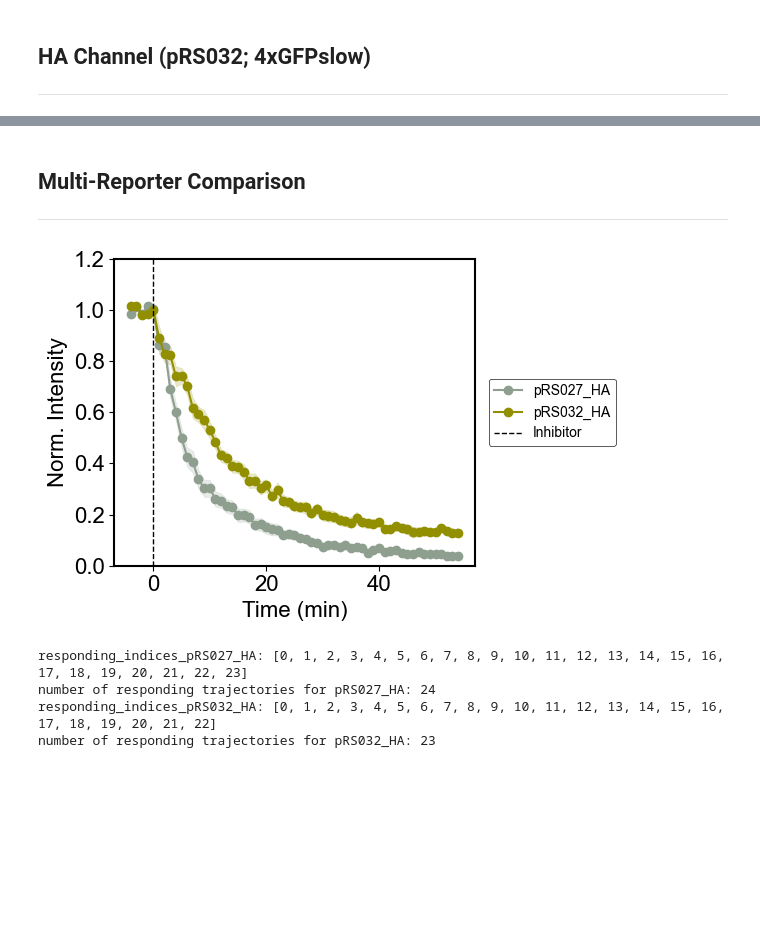
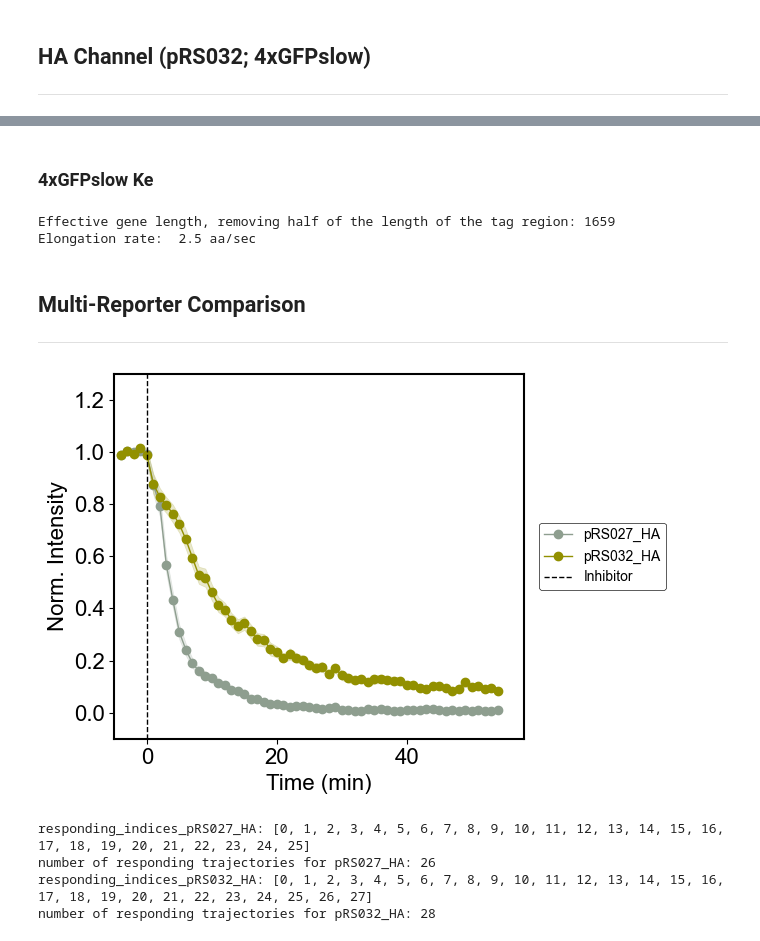
Before and after one commit to ningzhaoAnschutz/cof_paper, a Jupyter notebook: notebooks/Inhibitors/Fig 3_Harringtonine_Fast vs Slow.ipynb, the cells around one changed output, grey strips where cells are left out. Saved outputs shown, nothing was run; the diff lists cells and outputs as text; code cells hidden in the pictures; blank space fills up the shorter version.

```diff
--- a/notebooks/Inhibitors/Fig 3_Harringtonine_Fast vs Slow.ipynb
+++ b/notebooks/Inhibitors/Fig 3_Harringtonine_Fast vs Slow.ipynb
@@ -15,15 +15,18 @@ import inhibitors as INH
 ___
 # %%
 # Loading data
-        #RMS External Drive Location:    'E:\Co-translational folding (CoF) paper\Fig 4_Fast_Har analysis'
-        #Ning Zhao OneDrive Location:    '...General - Zhao (NZ) Lab\Zhao lab shared folder\Our papers\co-translational folding paper\Fig 4\Fig 4_Harringtonine analysis_GFPFast'
+        #RMS External Drive Location:    'E:/Co-translational folding (CoF) paper/Fig 3_Har/non pb'
+        #Ning Zhao OneDrive Location:    '...General - Zhao (NZ) Lab\Zhao lab shared folder\Our papers\co-translational folding paper\Fig 3_Har\Fig 3_Har analysis'
 
 
 # ── Data Path ─────────────────────────────────────────────
 # data_dir = one_drive_dir / 'General - Zhao (NZ) Lab' / 'Gui RMS Analyses' / 'Har' #Onedrive
-data_dir = Path(r'E:/Co-translational folding (CoF) paper/Fig 3_Har')
+data_dir = Path(r'E:/Co-translational folding (CoF) paper/Fig 3_Har/non pb') #RMS External Drive
 
-
+# elongation rates
+def elongation_rates (gene_length,dwell_time ):
+    ke = gene_length/ dwell_time
+    return np.round(ke,3)
 
 # ── Processing Parameters ─────────────────────────────────
 inhibitor_frame_index = 4  # 0-indexed: frame when treatment was applied
@@ -34,9 +37,11 @@ max_percentage_threshold_after_treatment = None #0.5
 threshold_percentage_for_runoff = 0.1
 use_sigmoidal_fit = True
 # ── Plotting Parameters ───────────────────────────────────
-figsize = (6, 4)
-ylims = (0, 1.4)
-xlims = (-5, 6)
+figsize = (5, 4)
+ylims = (-0.1, 1.3)
+xlims = (-5, 45.5)                              # limits needs to be set to include more than the fit_end_idx frames for the x-axis
+fit_start_idx=inhibitor_frame_index          # int – fit range start (default: inh frame)
+#fit_end_idx=last frame                               # int – fit range end (default: last frame) for linear use ~15
 results_folder = Path('E:/Co-translational folding (CoF) paper/Fig 3_Har graphs')  # Set to a Path to save plots
 # %% [markdown]
 ## HA Channel (pRS027; 4xGFPfast)
@@ -295,30 +191,57 @@ number of responding trajectories for pRS032_Dish2_HA: 10
+# %% [markdown]
+### 4xGFPslow Ke
+# %%
+# gene length
+g_length = 1826  # gene length total
+half_tag = 167   # gene length total
+g_length_effective = g_length-half_tag # gene_length_without_half_tag
+print('Effective gene length, removing half of the length of the tag region:', g_length_effective)
+
+# Recovered dwell times:
+dwell_time_min =  results['t_runoff'] - 1     # removing one minute to account for drug diffusion
+dwell_time_sec = dwell_time_min*60
+
+
+
+elongation_rate = elongation_rates (g_length_effective,dwell_time_sec)
+print('Elongation rate: ', elongation_rate, 'aa/sec')
+# %% [output]
+Effective gene length, removing half of the length of the tag region: 1659
+Elongation rate:  2.5 aa/sec
 # %% [markdown]
 ## Multi-Reporter Comparison
 ___
 # %%
 INH.plot_multiple_inhibitors(
     [frames_pRS027_HA, frames_pRS032_HA,],
     [intensities_pRS027_HA, intensities_pRS032_HA],
     inhibitor_frame_index,
     responding_indices_list=[responding_indices_pRS027_HA, responding_indices_pRS032_HA],
     colors=['#8E9E8F', '#929000'],
     legend_labels=['pRS027_HA', 'pRS032_HA'],
-    plot_name='HT_multi',
+    plot_name='fast vs slow',
     #threshold_percentage_for_runoff=-0.4,
-    ylims = (0, 1.2),
-    figsize=figsize,
-    use_sem=use_sem,
+    ylims=ylims,
+    xlims=(-5, 58),
+    figsize=(6.5, 4.5),
+    use_sem=True,
     show_individual_trajectories=show_individual_trajectories,
+    show_treatment_line=True,                        # bool – vertical line at t=0
+    #fit_model='None',                           # 'linear'|'exponential'|'heaviside'|None
+    #fit_start_idx=fit_start_idx,                     # int – fit range start (default: inh frame)
+    #fit_end_idx=fit_end_idx,                         # int – fit range end (default: last frame)
+    #show_fit=True,                                   # bool – overlay fitted curve
+    show_runoff_time=False,                           # bool – draw t½ and τ_runoff lines
     results_folder=results_folder,
 )
 
 print("responding_indices_pRS027_HA:", responding_indices_pRS027_HA)
 print("number of responding trajectories for pRS027_HA:", len(responding_indices_pRS027_HA))
 print("responding_indices_pRS032_HA:", responding_indices_pRS032_HA)
 print("number of responding trajectories for pRS032_HA:", len(responding_indices_pRS032_HA))
 # %% [output]
-[figure, old version]
+[figure, new version]
-responding_indices_pRS027_HA: [0, 1, 2, 3, 4, 5, 6, 7, 8, 9, 10, 11, 12, 13, 14, 15, 16, 17, 18, 19, 20, 21, 22, 23]
-number of responding trajectories for pRS027_HA: 24
-responding_indices_pRS032_HA: [0, 1, 2, 3, 4, 5, 6, 7, 8, 9, 10, 11, 12, 13, 14, 15, 16, 17, 18, 19, 20, 21, 22]
-number of responding trajectories for pRS032_HA: 23
+responding_indices_pRS027_HA: [0, 1, 2, 3, 4, 5, 6, 7, 8, 9, 10, 11, 12, 13, 14, 15, 16, 17, 18, 19, 20, 21, 22, 23, 24, 25]
+number of responding trajectories for pRS027_HA: 26
+responding_indices_pRS032_HA: [0, 1, 2, 3, 4, 5, 6, 7, 8, 9, 10, 11, 12, 13, 14, 15, 16, 17, 18, 19, 20, 21, 22, 23, 24, 25, 26, 27]
+number of responding trajectories for pRS032_HA: 28
```
Also changed, not shown: parts of 12 cells of this notebook, 16 other files.
